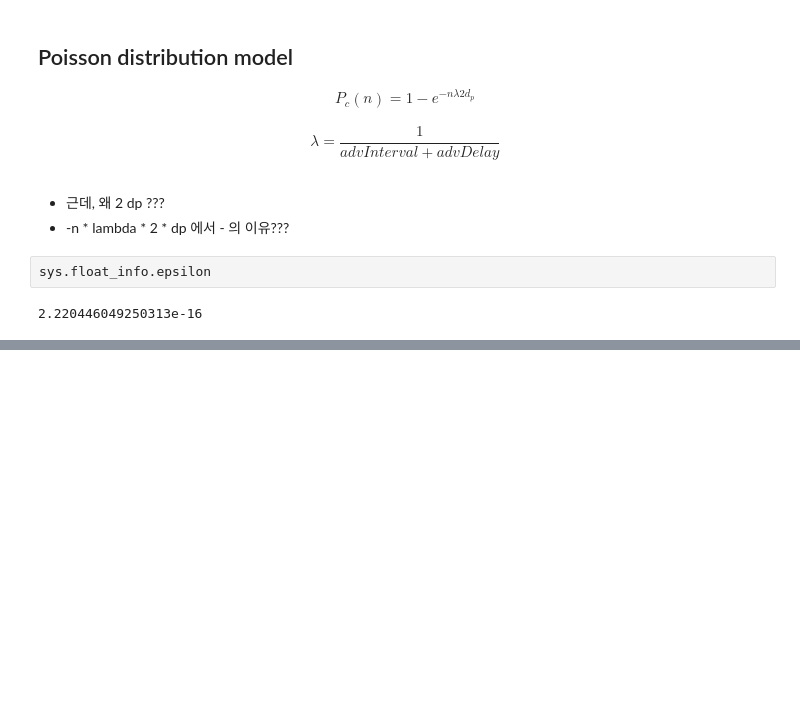
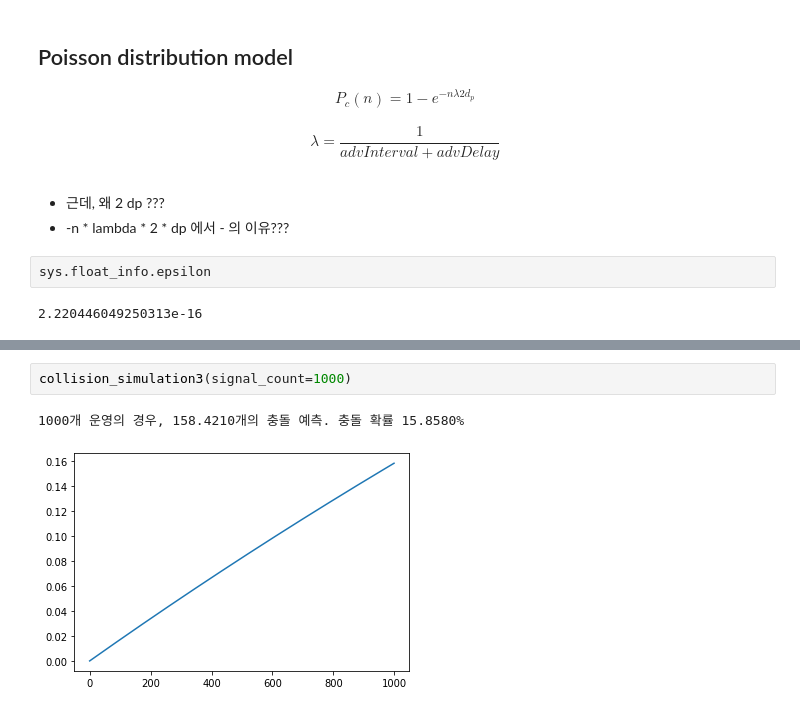
Before and after one commit to dolmani38/BLE-signal-collision-simulation, a Jupyter notebook: simulation_0625.ipynb, the cells around one changed output, grey strips where cells are left out. Cells and saved outputs as stored; diff of their text form; blank space fills up the shorter version.

```diff
--- a/simulation_0625.ipynb
+++ b/simulation_0625.ipynb
@@ -218,0 +266,5 @@ collision_simulation2(signal_count=2000)
+# %%
+collision_simulation3(signal_count=1000)
+# %% [output]
+1000개 운영의 경우, 158.4210개의 충돌 예측. 충돌 확률 15.8580%
+[figure, added]
```
Also changed, not shown: parts of 15 cells of this notebook.
